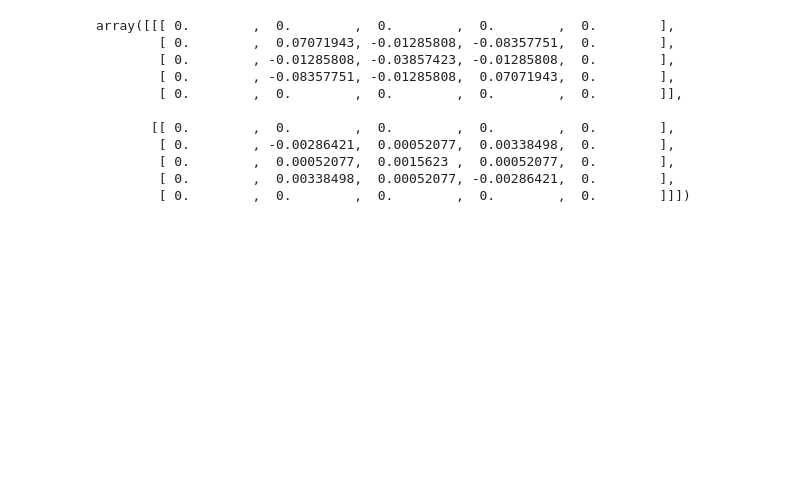
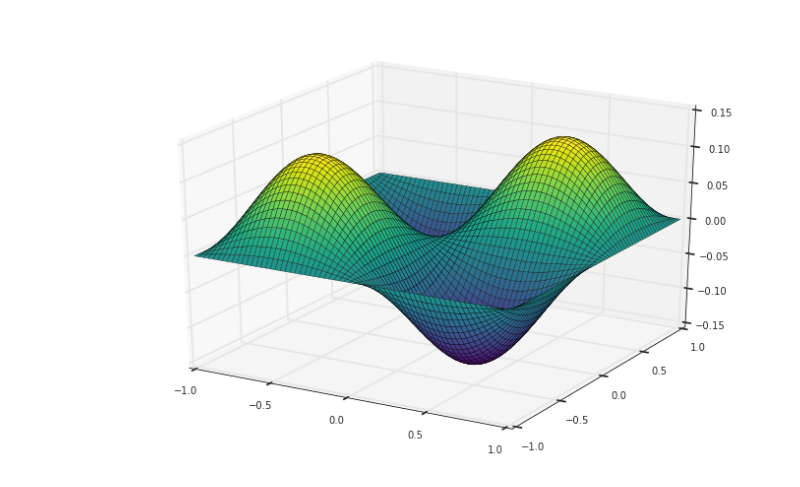
Before and after one commit to alcarney/polynomial_chaos, a Jupyter notebook: src/twod_stochastic.ipynb, the cells around one changed output. Saved outputs shown, nothing was run; the diff lists cells and outputs as text; code cells hidden in the pictures; blank space fills up the shorter version.

Commit message:
2D stochastic code is in!
- Closing stages! Just feedback and proof reading to be incorporated

```diff
--- a/src/twod_stochastic.ipynb
+++ b/src/twod_stochastic.ipynb
@@ -1,26 +1,29 @@
 # %%
 import numpy as np
+from mpl_toolkits.mplot3d import Axes3D
+import matplotlib.pyplot as plt
+import seaborn as sns
+sns.set_style('whitegrid')
+
 from math import sin, pi
-from fem.polynomial_chaos import legendre_chaos
-from fem.twod_stochastic import construct_system, solve_system
-import matplotlib.pyplot as plt
+
+from fem.twod_stochastic import solve_system
+
 %matplotlib inline
 # %%
 def f(x, y):
     return 2*pi**2 * sin(pi*x) * sin(pi*y)
 # %%
-xs, ys, U = solve_system(4, 1, 1, 10e-1, 1, f)
+N = 64
+
+xs, ys, U = solve_system(N, 1, 3, 10e-1, 1, f)
-# %%
-U
-# %% [output]
-array([[[ 0.        ,  0.        ,  0.        ,  0.        ,  0.        ],
-        [ 0.        ,  0.07071943, -0.01285808, -0.08357751,  0.        ],
-        [ 0.        , -0.01285808, -0.03857423, -0.01285808,  0.        ],
-        [ 0.        , -0.08357751, -0.01285808,  0.07071943,  0.        ],
-        [ 0.        ,  0.        ,  0.        ,  0.        ,  0.        ]],
-
-       [[ 0.        ,  0.        ,  0.        ,  0.        ,  0.        ],
-        [ 0.        , -0.00286421,  0.00052077,  0.00338498,  0.        ],
-        [ 0.        ,  0.00052077,  0.0015623 ,  0.00052077,  0.        ],
-        [ 0.        ,  0.00338498,  0.00052077, -0.00286421,  0.        ],
-        [ 0.        ,  0.        ,  0.        ,  0.        ,  0.        ]]])
+# %%
+X, Y = np.meshgrid(xs, ys)
+
+fig = plt.figure(figsize=(12,8))
+ax = fig.add_subplot(111, projection='3d')
+ax.plot_surface(X, Y, U[0], cmap='viridis', rstride=1, cstride=1)
+ax.view_init(elev=25)
+fig.savefig('twod-stochastic-mean-surface.pdf')
+# %% [output]
+[figure, added]
```
Also changed, not shown: parts of 3 cells of this notebook, 11 other files.
